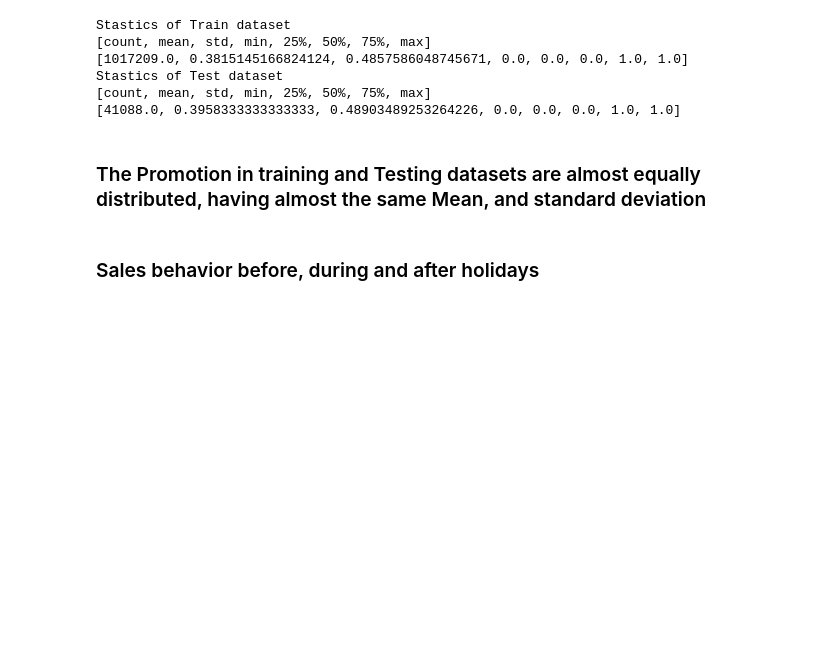
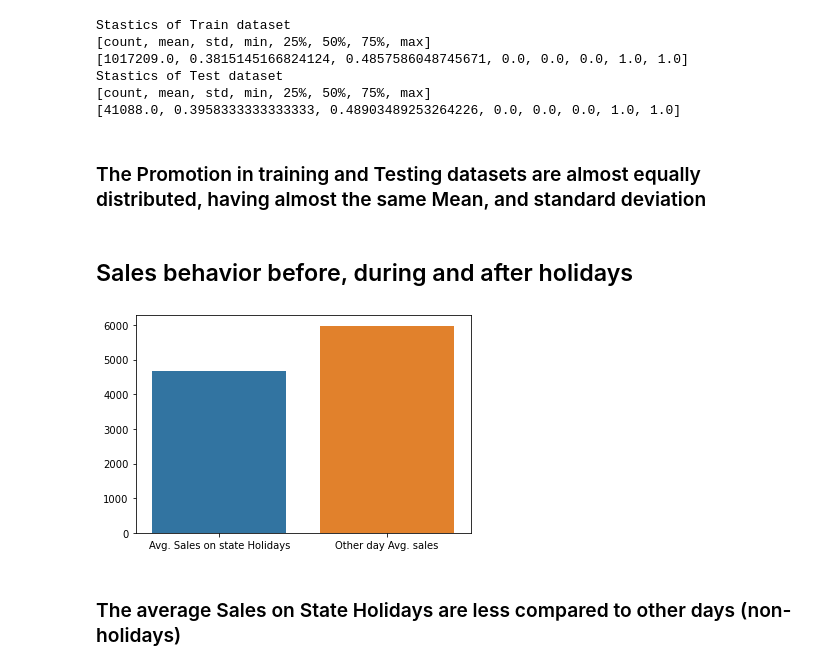
Before and after one commit to Caphace-Ethan/Pharmaceutical-Sales-Prediction, a Jupyter notebook: notebooks/Exploration_of_customer_purchasing_behavior.ipynb, the cells around one changed output. Drawn from its saved outputs; the diff is of its cells as text; code cells hidden in the pictures; blank space fills up the shorter version.

```diff
--- a/notebooks/Exploration_of_customer_purchasing_behavior.ipynb
+++ b/notebooks/Exploration_of_customer_purchasing_behavior.ipynb
@@ -69,6 +69,13 @@ class FetchData():
         else:
             print("The values in the dataset are not compartible")
 
+    def add_day_month_year_to_dataset(self, dataset, column_list = ['day','month','year']):
+        dataset.Date = pd.to_datetime(dataset.Date)
+        for column in column_list:
+            dataset[column] = dataset.Date.dt.column
+
+        return dataset
+
     def df_train_store(self,name='train', name1 = 'store'):
         '''
         Join train and Store data.
@@ -242,4 +249,14 @@ Stastics of Test dataset
 # %% [markdown]
 ### The Promotion in training and Testing datasets are almost equally distributed, having almost the same Mean, and standard deviation
 # %% [markdown]
-### Sales behavior before, during and after holidays
+## Sales behavior before, during and after holidays
+# %%
+# Check Holodays date
+y1, y2 = train_data[train_data['StateHoliday'] != '0'].Sales.mean(), train_data[train_data['StateHoliday'] == '0'].Sales.mean()
+sns.barplot(y = [y1, y2], x = ['Avg. Sales on state Holidays', 'Other day Avg. sales'])
+plt.title = "Promo Distribution on train dataset"
+plt.show()
+# %% [output]
+[figure, added]
+# %% [markdown]
+### The average Sales on State Holidays are less compared to other days (non-holidays)
```
Also changed, not shown: parts of 2 cells of this notebook.
